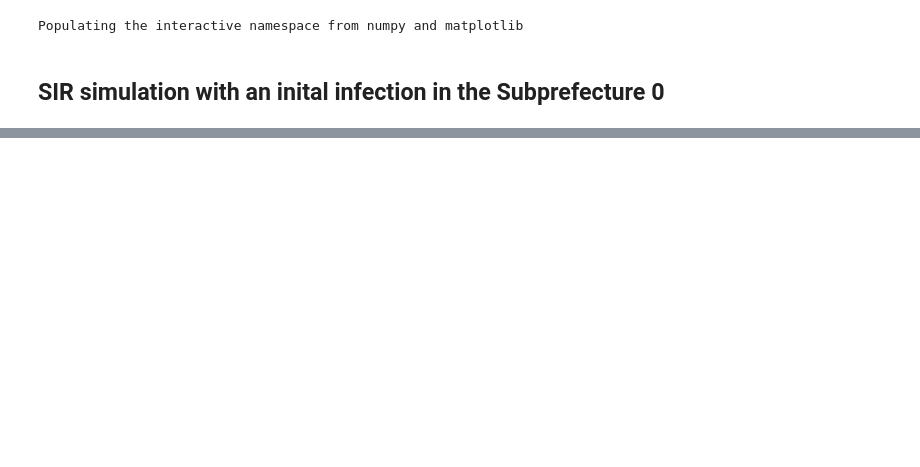
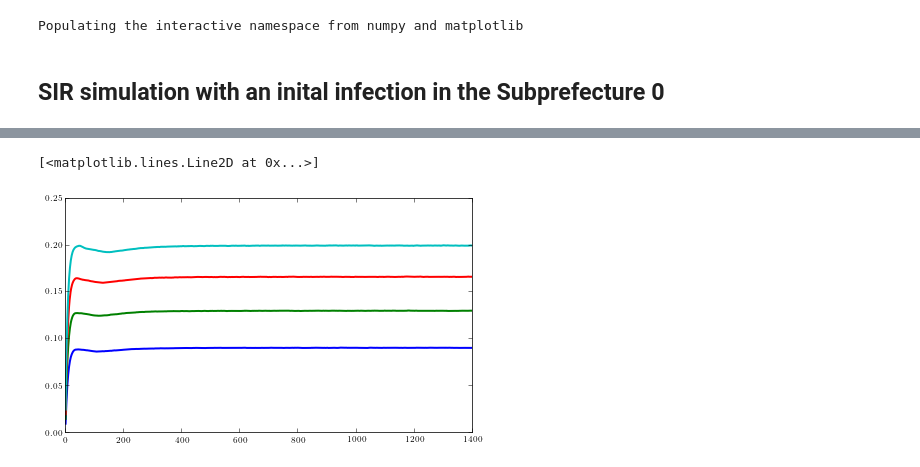
Before and after one commit to ComplexNetTSP/Simulation-Files-for-Large-Scale-Model-for-Information-Dissemination-with-Device-to-Device, a Jupyter notebook: Results/plots.ipynb, the cells around one changed output, grey strips where cells are left out. Drawn from its saved outputs; the diff is of its cells as text; code cells hidden in the pictures; blank space fills up the shorter version.

```diff
--- a/Results/plots.ipynb
+++ b/Results/plots.ipynb
@@ -140,0 +218,9 @@ savefig('fig1.svg')
+# %%
+figure()
+plot((np.array(Il_mu2_ER)+np.array(EIl_mu2)+np.array(Il_mu2_ES))/pop)
+plot((np.array(Il_mu3_ER)+np.array(EIl_mu3)+np.array(Il_mu3_ES))/pop)
+plot((np.array(Il_mu4_ER)+np.array(EIl_mu4)+np.array(Il_mu4_ES))/pop)
+plot((np.array(Il_mu5_ER)+np.array(EIl_mu5)+np.array(Il_mu5_ES))/pop)
+# %% [output]
+[<matplotlib.lines.Line2D at 0x...>]
+[figure, added]
```
Also changed, not shown: parts of 2 cells of this notebook, 33 other files.
